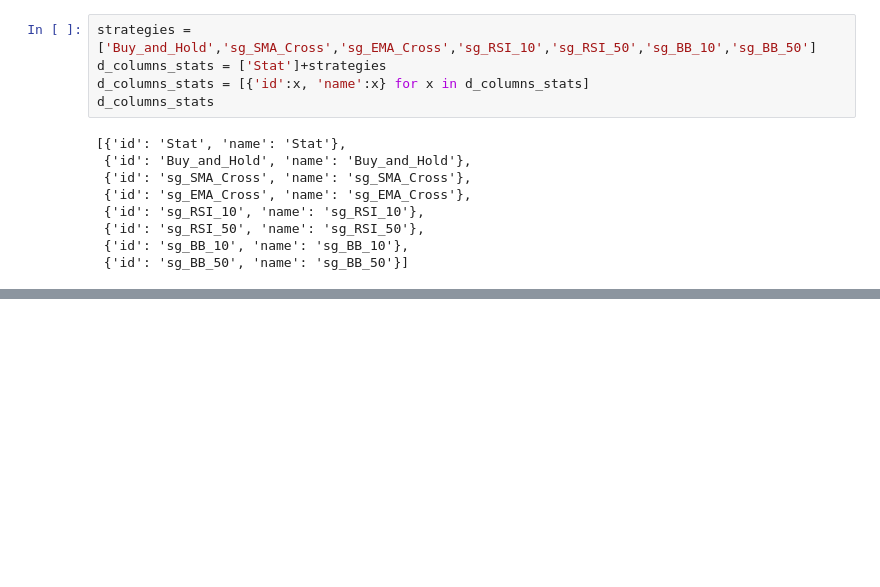
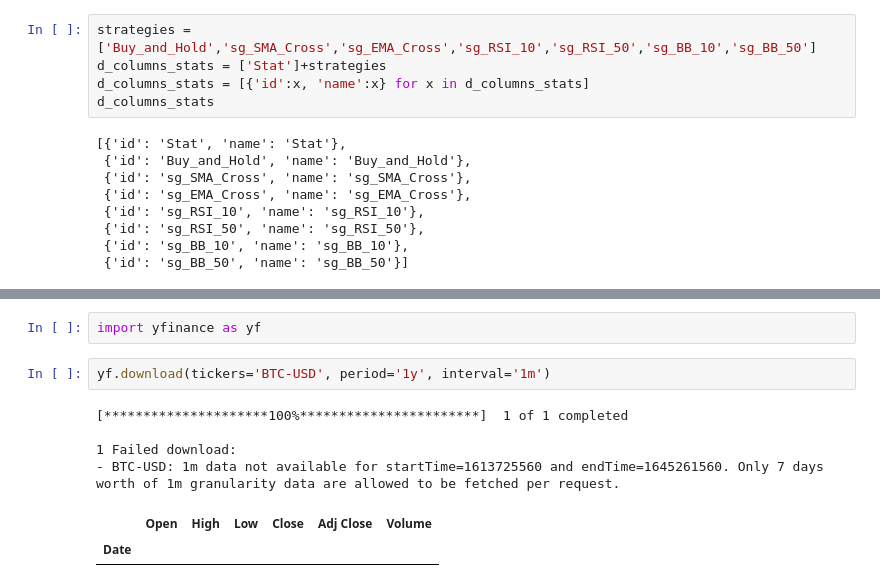
Before and after one commit to sjuanandres0/Chewbacca, a Jupyter notebook: chewie_playground.ipynb, the cells around one changed output, grey strips where cells are left out. Cells and saved outputs as stored; diff of their text form; blank space fills up the shorter version.

```diff
--- a/chewie_playground.ipynb
+++ b/chewie_playground.ipynb
@@ -451,0 +455,11 @@ d_columns_stats
+# %%
+import yfinance as yf
+# %%
+yf.download(tickers='BTC-USD', period='1y', interval='1m')
+# %% [output]
+[*********************100%***********************]  1 of 1 completed
+
+1 Failed download:
+- BTC-USD: 1m data not available for startTime=1613725560 and endTime=1645261560. Only 7 days worth of 1m granularity data are allowed to be fetched per request.
+|  | Open | High | Low | Close | Adj Close | Volume |
+| Date |  |  |  |  |  |  |
```
Also changed, not shown: parts of 17 cells of this notebook, 1 other file.
